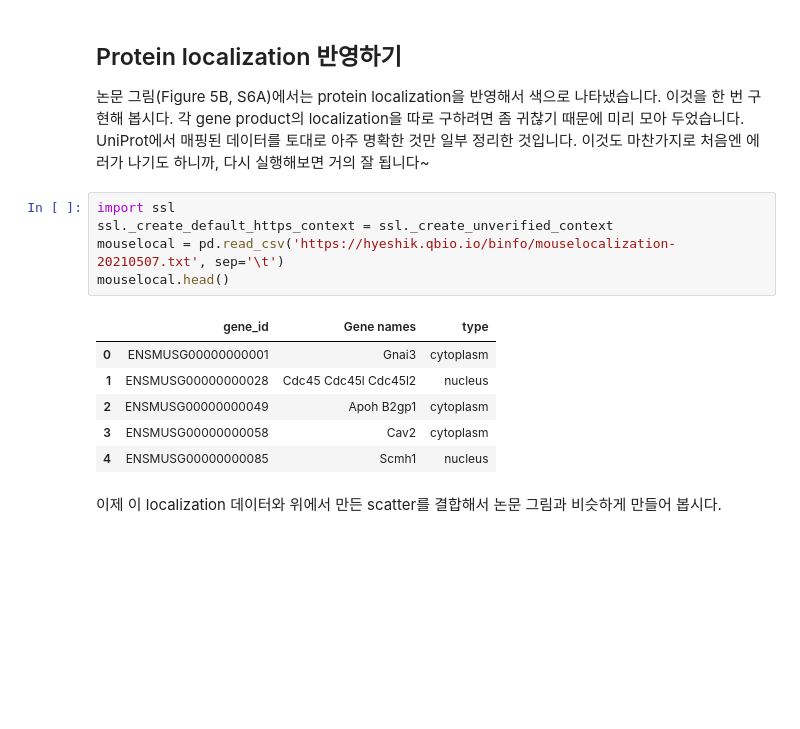
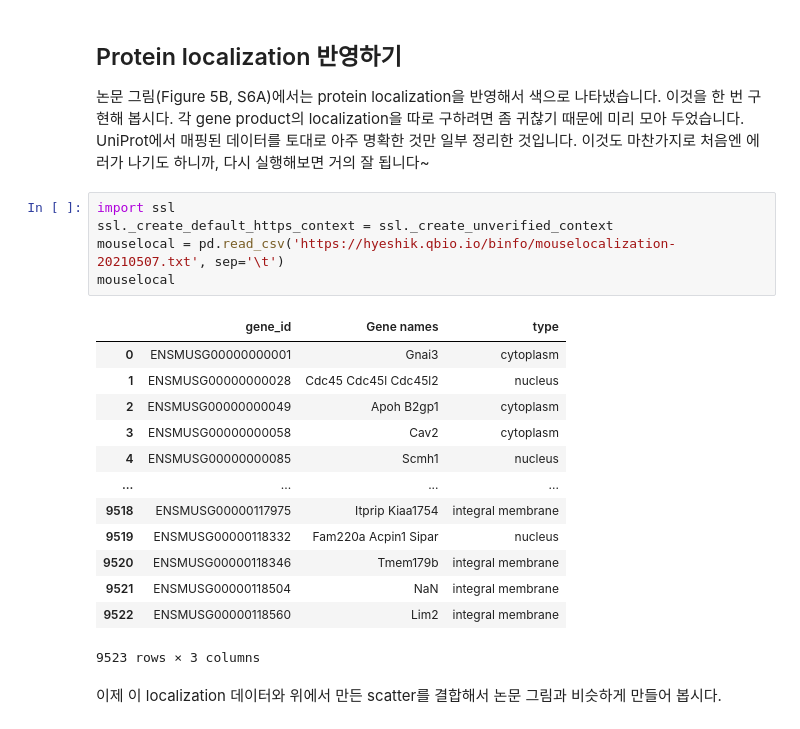
Before and after one commit to young5454/SNU-BI1, a Jupyter notebook: CoLab_TermProj_2024_1.ipynb, the cells around one changed output. Cells and saved outputs as stored; diff of their text form; blank space fills up the shorter version.

```diff
--- a/CoLab_TermProj_2024_1.ipynb
+++ b/CoLab_TermProj_2024_1.ipynb
@@ -314,15 +312,22 @@ ax.spines[['right', 'top']].set_visible(False)
 # %%
 import ssl
 ssl._create_default_https_context = ssl._create_unverified_context
 mouselocal = pd.read_csv('https://hyeshik.qbio.io/binfo/mouselocalization-20210507.txt', sep='\t')
-mouselocal.head()
+mouselocal
 # %% [output]
 |  | gene_id | Gene names | type |
 | 0 | ENSMUSG00000000001 | Gnai3 | cytoplasm |
 | 1 | ENSMUSG00000000028 | Cdc45 Cdc45l Cdc45l2 | nucleus |
 | 2 | ENSMUSG00000000049 | Apoh B2gp1 | cytoplasm |
 | 3 | ENSMUSG00000000058 | Cav2 | cytoplasm |
 | 4 | ENSMUSG00000000085 | Scmh1 | nucleus |
+| ... | ... | ... | ... |
+| 9518 | ENSMUSG00000117975 | Itprip Kiaa1754 | integral membrane |
+| 9519 | ENSMUSG00000118332 | Fam220a Acpin1 Sipar | nucleus |
+| 9520 | ENSMUSG00000118346 | Tmem179b | integral membrane |
+| 9521 | ENSMUSG00000118504 | NaN | integral membrane |
+| 9522 | ENSMUSG00000118560 | Lim2 | integral membrane |
+9523 rows × 3 columns
 # %% [markdown]
 이제 이 localization 데이터와 위에서 만든 scatter를 결합해서 논문 그림과 비슷하게 만들어 봅시다.
 # %%
```
Also changed, not shown: parts of 8 cells of this notebook.
